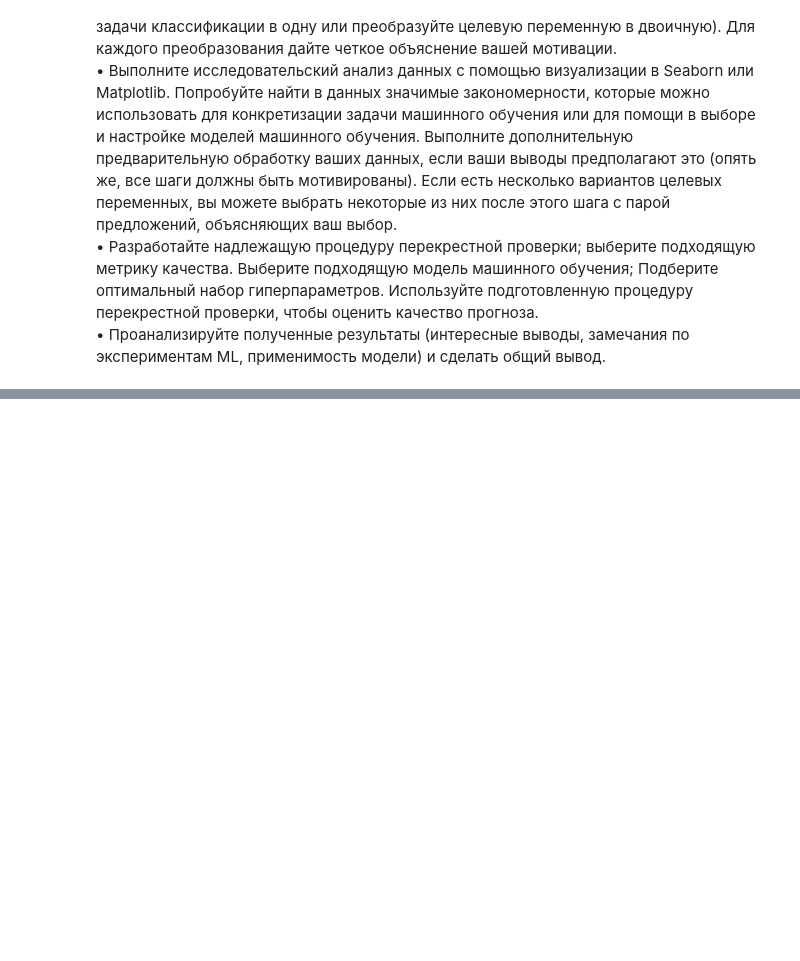
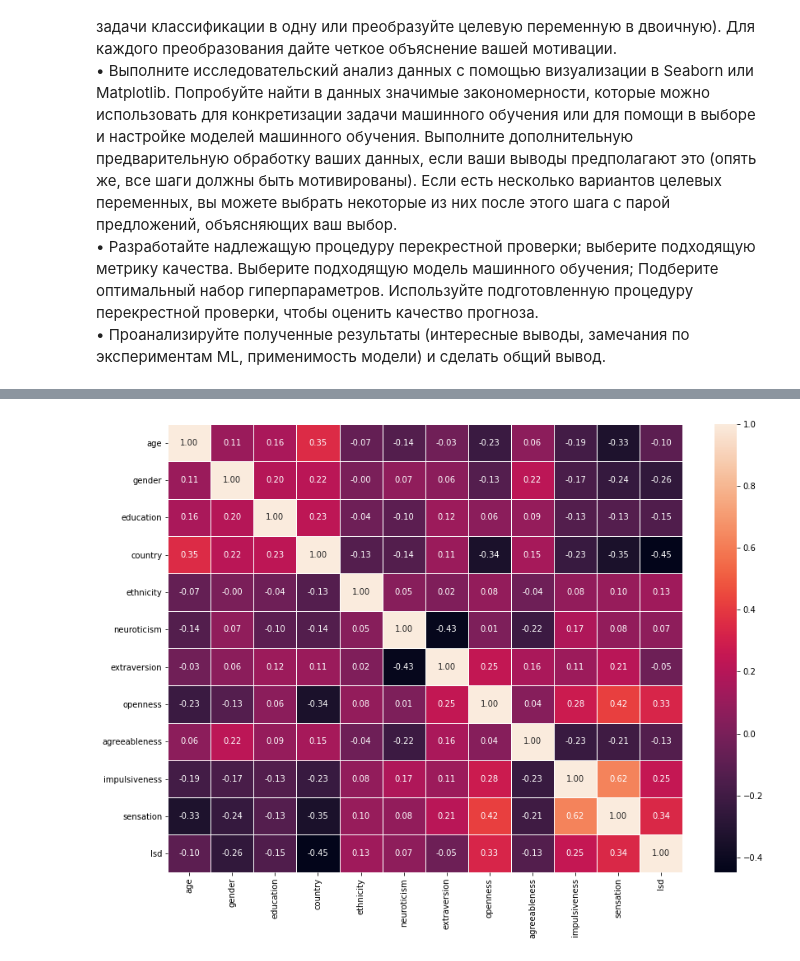
Before and after one commit to YAKOROLEVAZAMKA/emc, a Jupyter notebook: MachineLearning.ipynb, the cells around one changed output, grey strips where cells are left out. Cells and saved outputs as stored; diff of their text form; code cells hidden in the pictures; blank space fills up the shorter version.

```diff
--- a/MachineLearning.ipynb
+++ b/MachineLearning.ipynb
@@ -14,0 +259,24 @@
+# %%
+# оставляем только необходимые данные
+weights = [
+    'age',
+    'gender',
+    'education',
+    'country',
+    'ethnicity',
+    'neuroticism',
+    'extraversion',
+    'openness',
+    'agreeableness',
+    'impulsiveness',
+    'sensation'
+]
+
+df_clean = df[
+    weights + [
+        target
+    ]
+]
+
+#for addict in addictions:
+#    display(df.groupby(addict).agg('mean').T.style.highlight_max(axis=1))
@@ -14,0 +374,7 @@
+# %%
+cm = df_clean.corr()
+plt.figure(figsize=(14, 10))
+sns.heatmap(cm, annot=True, fmt='0.2f', linewidths=.5)
+plt.show()
+# %% [output]
+[figure, added]
```
Also changed, not shown: parts of 38 cells of this notebook.
